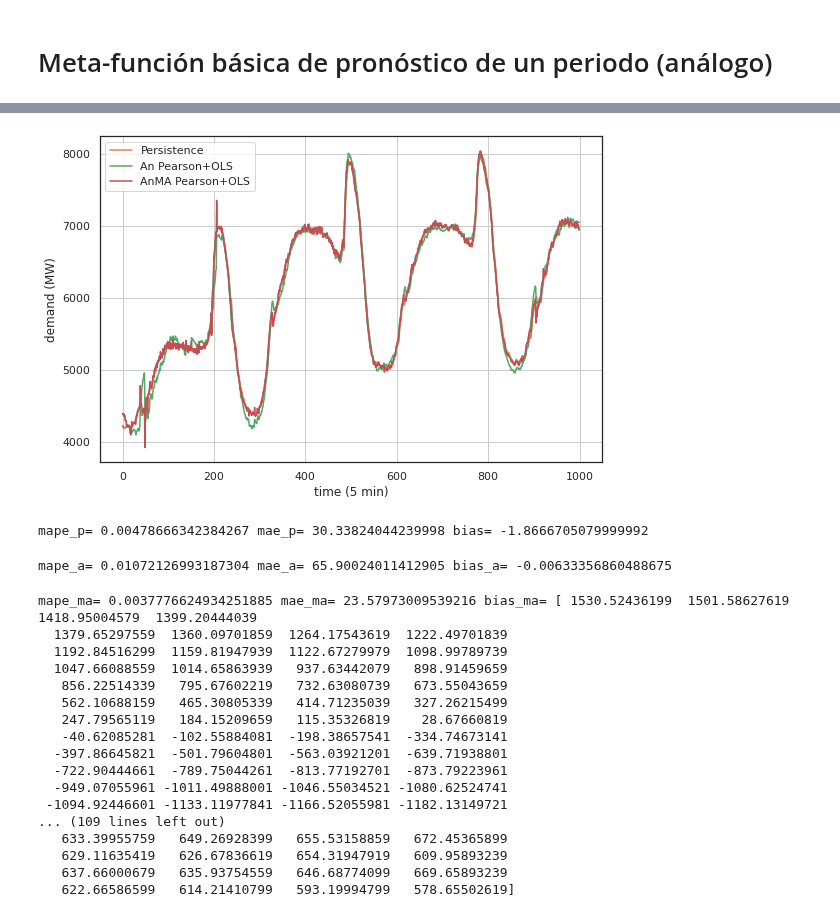
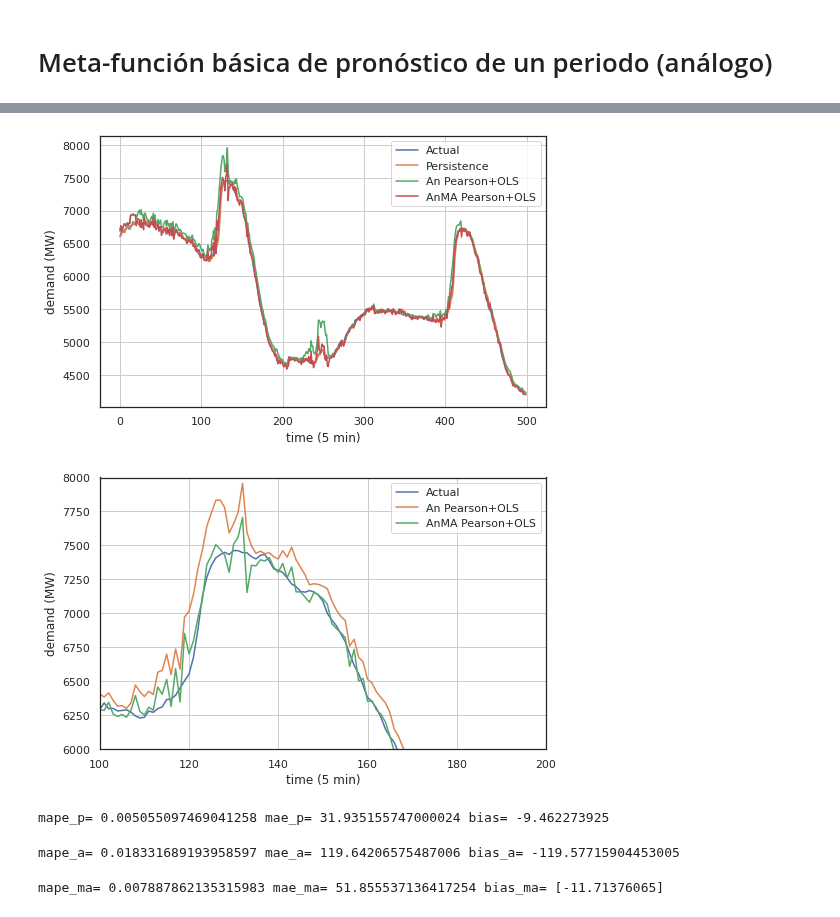
Before and after one commit to urieliram/statistical, a Jupyter notebook: Analog2.ipynb, the cells around one changed output, grey strips where cells are left out. Saved outputs shown, nothing was run; the diff lists cells and outputs as text; code cells hidden in the pictures.

```diff
--- a/Analog2.ipynb
+++ b/Analog2.ipynb
@@ -901,7 +914,7 @@ for to,tt,tf in positions_test:
         k     = 6   ## k:   número de vecinos mas cercanos
         tol   = 0.8 ## tol: porcentaje de tolerancia de cercania entre vecinos
         d = 'pearson'
-        m = 'OLSstep'
+        m = 'RF'
         X_train = numpy.array(serie[to+j:tt+j])
         pred_, t_sel_, t_reg_ = analogo_knn(X_train, vsele=vsele, k=k, tol=tol, typedist=d, typereg=m, verbose=False)
         forecast3_ = forecast3_ + [pred_[0]]
@@ -956,52 +968,51 @@ if False:
         plt.show()
 # %%
-fig, ax = plt.subplots(figsize=(9,6))
-ax.plot(test_)
+fig, ax = plt.subplots(figsize=(8,5))
+ax.plot(test_,      label='Actual')
 ax.plot(forecast_ , label='Persistence')
 ax.plot(forecast3_, label='An Pearson+OLS')
 ax.plot(forecast4_, label='AnMA Pearson+OLS')
-
 ax.set(xlabel='time (5 min)', ylabel='demand (MW)')
 ax.grid()
 plt.legend()
 fig.savefig("test2.pdf")
 plt.show()
 # %% [output]
-[figure, old version]
+[figure, new version]
+# %%
+fig, ax = plt.subplots(figsize=(8,5))
+ax.plot(test_,      label='Actual')
+#ax.plot(forecast_ , label='Persistence')
+ax.plot(forecast3_, label='An Pearson+OLS')
+ax.plot(forecast4_, label='AnMA Pearson+OLS')
+ax.set(xlabel='time (5 min)', ylabel='demand (MW)')
+ax.grid()
+plt.legend()
+plt.axis([100,  200, 6000, 8000])
+fig.savefig("bias.pdf")
+
+plt.show()
+# %% [output]
+[figure, added]
 # %%
-mae_p  = mean_absolute_error(test_[500:1000],forecast_[500:1000])
-mape_p = mean_absolute_percentage_error(test_[500:1000],forecast_[500:1000])
-bias_p = bias.bias(test_[500:1000],forecast_[500:1000])
+a=0;b=200
+mae_p  = mean_absolute_error(test_[a:b],forecast_[a:b])
+mape_p = mean_absolute_percentage_error(test_[a:b],forecast_[a:b])
+bias_p = bias.bias(test_[a:b],forecast_[a:b])
 print('mape_p=',mape_p,'mae_p=',mae_p,'bias=',bias_p)
 # %% [output]
-mape_p= 0.00478666342384267 mae_p= 30.33824044239998 bias= -1.8666705079999992
+mape_p= 0.005055097469041258 mae_p= 31.935155747000024 bias= -9.462273925
 # %%
-mae_a  = mean_absolute_error(test_[500:1000],forecast3_[500:1000])
-mape_a = mean_absolute_percentage_error(test_[500:1000],forecast3_[500:1000])
-bias_a  = bias.bias(test_[500:1000],forecast3_[500:1000])
+mae_a  = mean_absolute_error(test_[a:b],forecast3_[a:b])
+mape_a = mean_absolute_percentage_error(test_[a:b],forecast3_[a:b])
+bias_a = bias.bias(test_[a:b],forecast3_[a:b])
 print('mape_a=',mape_a,'mae_a=',mae_a,'bias_a=',bias_a)
 # %% [output]
-mape_a= 0.01072126993187304 mae_a= 65.90024011412905 bias_a= -0.00633356860488675
+mape_a= 0.018331689193958597 mae_a= 119.64206575487006 bias_a= -119.57715904453005
 # %%
-mae_ma  = mean_absolute_error(test_[500:1000],forecast4_[500:1000])
-mape_ma = mean_absolute_percentage_error(test_[500:1000],forecast4_[500:1000])
-bias_ma  = bias.bias(test_[500:1000],forecast4_[500:1000])
+mae_ma  = mean_absolute_error(test_[a:b],forecast4_[a:b])
+mape_ma = mean_absolute_percentage_error(test_[a:b],forecast4_[a:b])
+bias_ma = bias.bias(test_[a:b][a:b],forecast4_[a:b])
 print('mape_ma=',mape_ma,'mae_ma=',mae_ma,'bias_ma=',bias_ma)
 # %% [output]
-mape_ma= 0.0037776624934251885 mae_ma= 23.57973009539216 bias_ma= [ 1530.52436199  1501.58627619  1418.95004579  1399.20444039
-  1379.65297559  1360.09701859  1264.17543619  1222.49701839
-  1192.84516299  1159.81947939  1122.67279979  1098.99789739
-  1047.66088559  1014.65863939   937.63442079   898.91459659
-   856.22514339   795.67602219   732.63080739   673.55043659
-   562.10688159   465.30805339   414.71235039   327.26215499
-   247.79565119   184.15209659   115.35326819    28.67660819
-   -40.62085281  -102.55884081  -198.38657541  -334.74673141
-  -397.86645821  -501.79604801  -563.03921201  -639.71938801
-  -722.90444661  -789.75044261  -813.77192701  -873.79223961
-  -949.07055961 -1011.49888001 -1046.55034521 -1080.62524741
- -1094.92446601 -1133.11977841 -1166.52055981 -1182.13149721
-... (109 lines left out)
-   633.39955759   649.26928399   655.53158859   672.45365899
-   629.11635419   626.67836619   654.31947919   609.95893239
-   637.66000679   635.93754559   646.68774099   669.65893239
-   622.66586599   614.21410799   593.19994799   578.65502619]
+mape_ma= 0.007887862135315983 mae_ma= 51.855537136417254 bias_ma= [-11.71376065]
```
Also changed, not shown: parts of 15 cells of this notebook.
